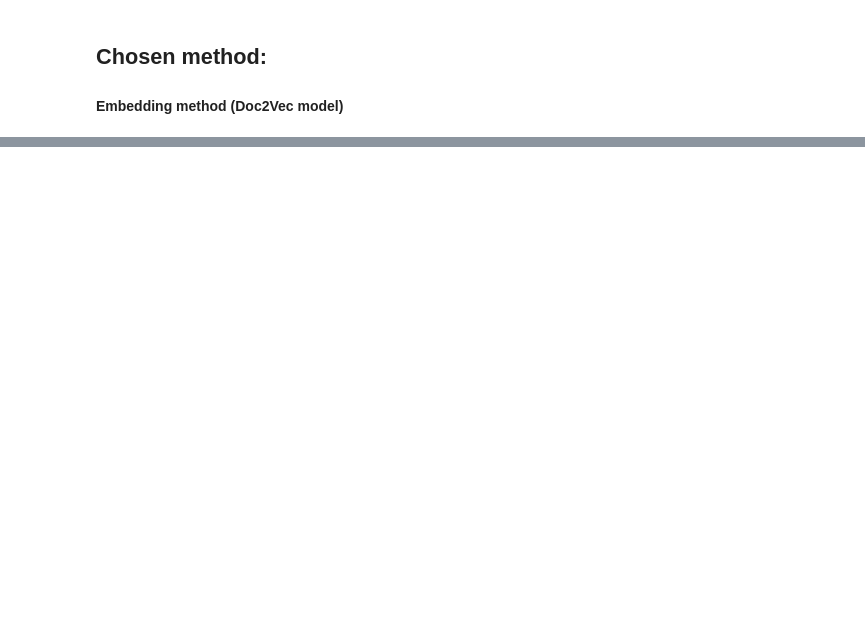
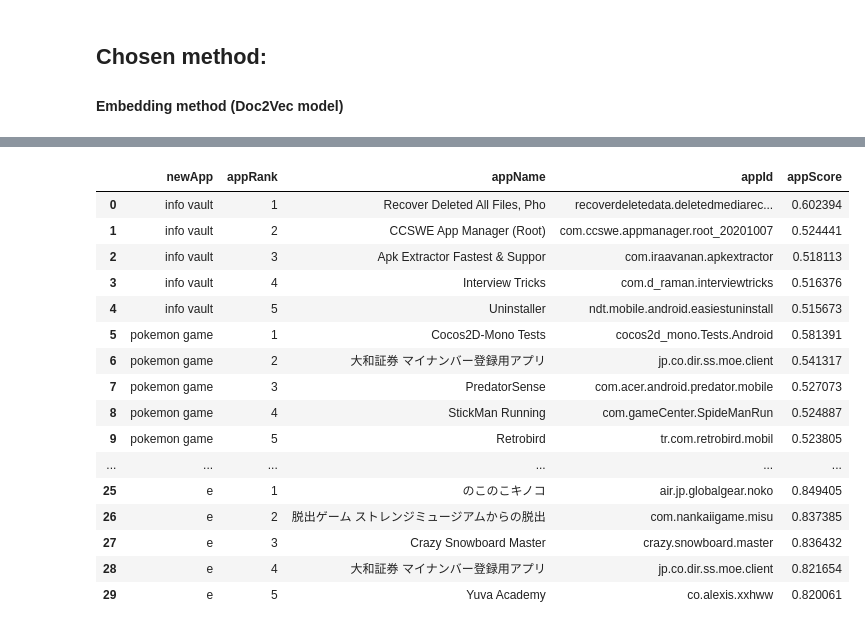
Before and after one commit to Michaelwwk/appStoreAnalytics, a Jupyter notebook: models/recommenderModels.ipynb, the cells around one changed output, grey strips where cells are left out. Cells and saved outputs as stored; diff of their text form; code cells hidden in the pictures; blank space fills up the shorter version.

```diff
--- a/models/recommenderModels.ipynb
+++ b/models/recommenderModels.ipynb
@@ -289,18 +293,23 @@ cosine_showResults(1010, 6, googleMain, tdm) # tdm only
 # %% [markdown]
 #### Embedding method (Doc2Vec model)
 # %%
+# (DO NOT use this cell! Use the other one below)
+
 newData = """
 This application helps you to securely store your data in a vault with a pin code. it can include photos, videos, messages, and also your own notes such as passwords.
 """
 
 test_doc = word_tokenize(newData.lower())
 test_vec = model.infer_vector(test_doc)
-results = model.docvecs.most_similar(positive=[test_vec],topn=5)
+results = model.docvecs.most_similar(positive=[test_vec], topn=5)
 
 #check the results. Do they make sense?
-for i, d in results:
-  print(f"Score:\n{d}\n")
-  print(f"Title:\n{googleMain['title'][i]}\n")
-  print(f"Details:\n{text[i]}")
-  print("-" * 50)
+for i, (doc_id, similarity_score) in enumerate(results):
+    title = googleMain_sparkDF.select("title").collect()[doc_id][0]
+    text = googleMain_sparkDF.select("text").collect()[doc_id][0]
+    print(f"Result {i+1}:\n")
+    print(f"Score:\n{similarity_score}\n")
+    print(f"Title:\n{title}\n")
+    print(f"Details:\n{text}\n")
+    print("-" * 50)
 # %% [output]
@@ -329,3 +368,46 @@ DISCLAIMER: This App is not associated with WhatsApp. WhatsApp is a registered t
+# %%
+# Prep data to import into GBQ
+
+df = pd.DataFrame(columns = ["newApp", "appRank", "appName", "appId", "appScore"])
+
+for index, series in newApplications_df.iterrows():
+
+  newData = series['What is the name of your new application?'] + ' ' + \
+  series['Please provide a description for your application.'] + ' ' + \
+  series['Please provide a short summary for your application.']
+
+  test_doc = word_tokenize(newData.lower())
+  test_vec = model.infer_vector(test_doc)
+  results = model.docvecs.most_similar(positive=[test_vec], topn=5)
+
+  #check the results. Do they make sense?
+  for i, (doc_id, similarity_score) in enumerate(results):
+      title = googleMain_sparkDF.select("title").collect()[doc_id][0]
+      id = googleMain_sparkDF.select("appId").collect()[doc_id][0]
+      text = googleMain_sparkDF.select("text").collect()[doc_id][0]
+
+      row = [series['What is the name of your new application?'], i+1, title, id, similarity_score]
+      df.loc[len(df)] = row
+# %%
+df
+# %% [output]
+|  | newApp | appRank | appName | appId | appScore |
+| 0 | info vault | 1 | Recover Deleted All Files, Pho | recoverdeletedata.deletedmediarec... | 0.602394 |
+| 1 | info vault | 2 | CCSWE App Manager (Root) | com.ccswe.appmanager.root_20201007 | 0.524441 |
+| 2 | info vault | 3 | Apk Extractor Fastest & Suppor | com.iraavanan.apkextractor | 0.518113 |
+| 3 | info vault | 4 | Interview Tricks | com.d_raman.interviewtricks | 0.516376 |
+| 4 | info vault | 5 | Uninstaller | ndt.mobile.android.easiestuninstall | 0.515673 |
+| 5 | pokemon game | 1 | Cocos2D-Mono Tests | cocos2d_mono.Tests.Android | 0.581391 |
+| 6 | pokemon game | 2 | 大和証券 マイナンバー登録用アプリ | jp.co.dir.ss.moe.client | 0.541317 |
+| 7 | pokemon game | 3 | PredatorSense | com.acer.android.predator.mobile | 0.527073 |
+| 8 | pokemon game | 4 | StickMan Running | com.gameCenter.SpideManRun | 0.524887 |
+| 9 | pokemon game | 5 | Retrobird | tr.com.retrobird.mobil | 0.523805 |
+| ... | ... | ... | ... | ... | ... |
+| 25 | e | 1 | のこのこキノコ | air.jp.globalgear.noko | 0.849405 |
+| 26 | e | 2 | 脱出ゲーム ストレンジミュージアムからの脱出 | com.nankaiigame.misu | 0.837385 |
+| 27 | e | 3 | Crazy Snowboard Master | crazy.snowboard.master | 0.836432 |
+| 28 | e | 4 | 大和証券 マイナンバー登録用アプリ | jp.co.dir.ss.moe.client | 0.821654 |
+| 29 | e | 5 | Yuva Academy | co.alexis.xxhww | 0.820061 |
 # %%
 # Stop Spark session
 # spark.stop()
```
Also changed, not shown: parts of 7 cells of this notebook.
